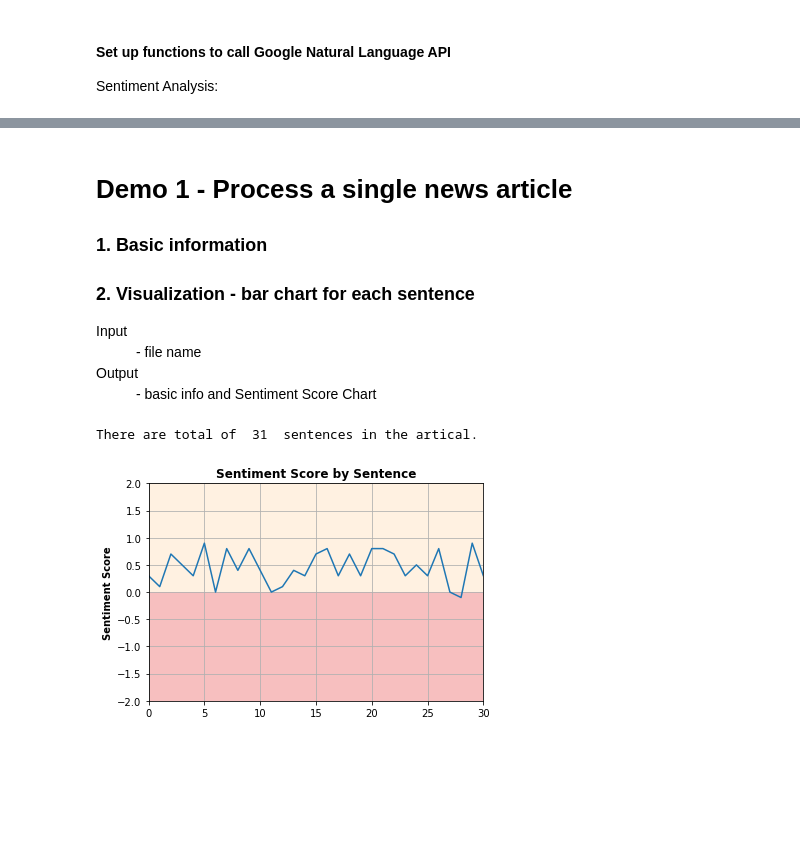
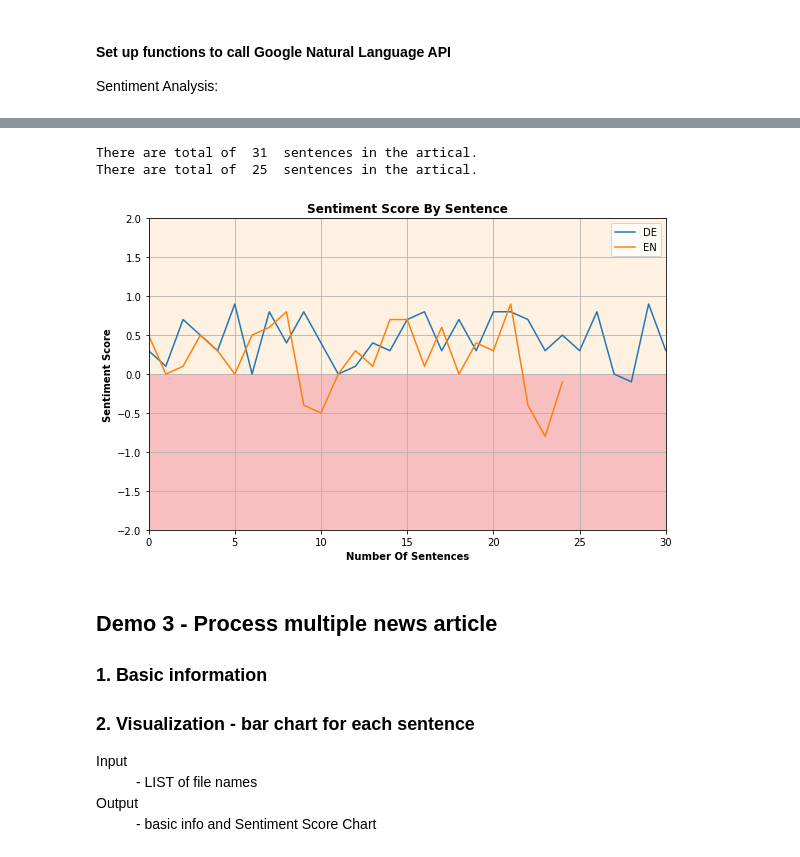
Before and after one commit to greenseven77/sample-gcp-nlp-flask, a Jupyter notebook: team_code/team_nlp_test.ipynb, the cells around one changed output, grey strips where cells are left out. Drawn from its saved outputs; the diff is of its cells as text; code cells hidden in the pictures; blank space fills up the shorter version.

```diff
--- a/team_code/team_nlp_test.ipynb
+++ b/team_code/team_nlp_test.ipynb
@@ -59,0 +81,32 @@ def process_one_file(file_name, country_code):
+# %%
+def getSentimentByLanguage (df_de, df_en):
+    x1=list(range(len(df_de)))
+    y1=df_de
+
+    x2=list(range(len(df_en)))
+    y2=df_en
+
+    # plotting the line 1 points
+    plt.plot(x1, y1, label = "DE")
+    # plotting the line 2 points
+    plt.plot(x2, y2, label = "EN")
+
+    #set the graphic size
+    plt.rcParams['figure.figsize'] = [9.27, 5.73]
+
+    # Build the chart graphic
+    ax = plt.axes()
+    ax.grid()
+    ax.margins(0) # remove default margins (matplotlib verision 2+)
+    ax.axhspan(0, 2.0, facecolor='bisque', alpha=0.5)
+    ax.axhspan(-2.0, 0, facecolor='lightcoral', alpha=0.5)
+
+    # Set the XY axis labels of the current axis.
+    plt.xlabel('Number Of Sentences', fontweight='bold')
+    plt.ylabel('Sentiment Score', fontweight='bold')
+    # Set a title of the current axes.
+    plt.title('Sentiment Score By Sentence', fontweight='bold')
+    # show a legend on the plot
+    plt.legend()
+    # Display a figure.
+    plt.show()
@@ -60,15 +134,20 @@ def process_one_file(file_name, country_code):
+# %%
+# get the two sets of analysis results
+df_de = utils.get_basic_info("news_de_1.txt")
+df_en = utils.get_basic_info("news1.txt")
+# Visualize the results:
+getSentimentByLanguage (df_de, df_en)
+# %% [output]
+There are total of  31  sentences in the artical.
+There are total of  25  sentences in the artical.
+[figure, added]
 # %% [markdown]
-# Demo 1 - Process a single news article
+## Demo 3 - Process multiple news article
 ### 1. Basic information
 ### 2. Visualization - bar chart for each sentence
 <dl>
   <dt>Input</dt>
-      <dd>- file name</dd>
+      <dd>- LIST of file names</dd>
   <dt>Output</dt>
       <dd>- basic info and Sentiment Score Chart</dd>
 </dl>
-# %%
-process_one_file("news_de_1.txt", 'DE')
-# %% [output]
-There are total of  31  sentences in the artical.
-[figure, removed]
```
Also changed, not shown: parts of 21 cells of this notebook, 7 other files.
